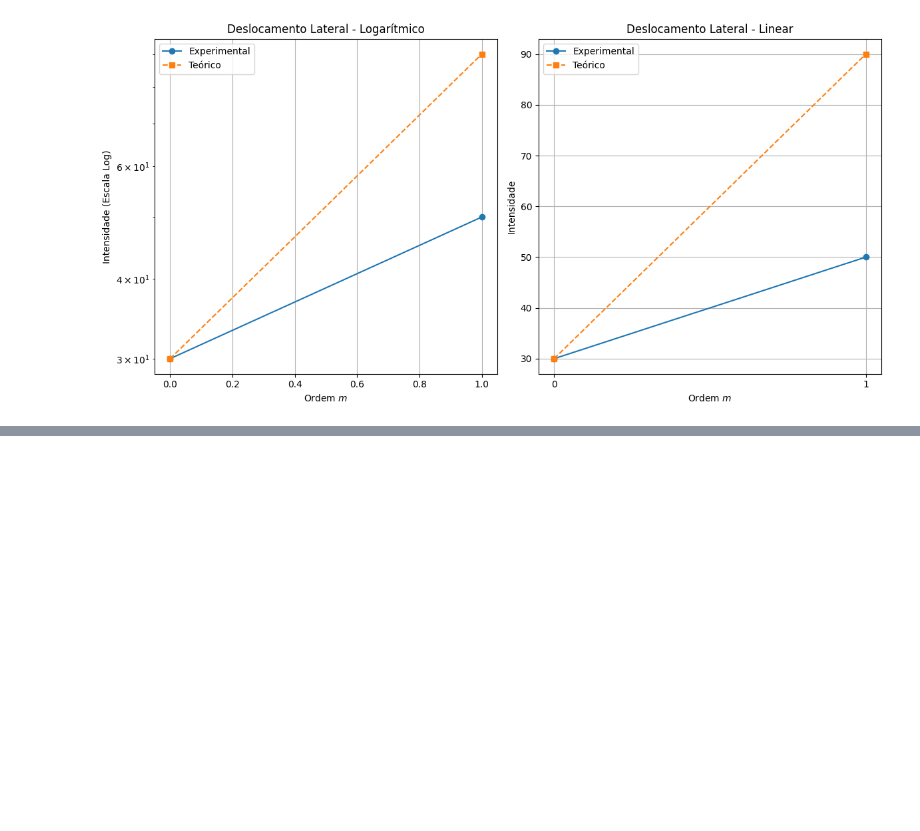
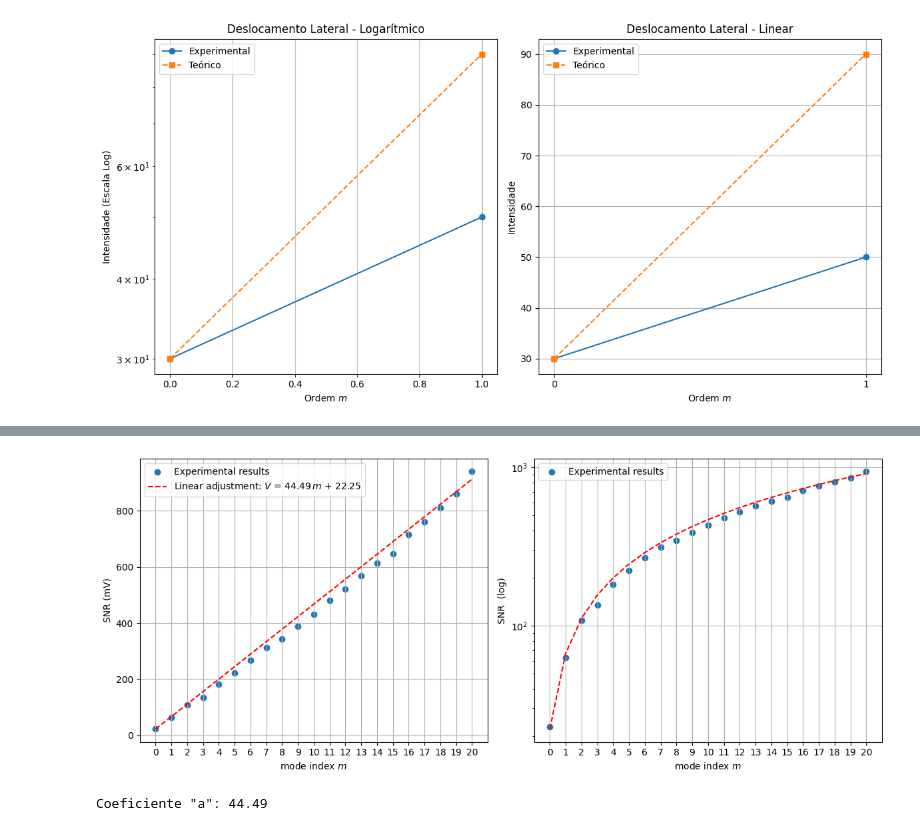
Before and after one commit to andressjr/Metrologia---PY, a Jupyter notebook: main.ipynb, the cells around one changed output, grey strips where cells are left out. Drawn from its saved outputs; the diff is of its cells as text; code cells hidden in the pictures; blank space fills up the shorter version.

```diff
--- a/main.ipynb
+++ b/main.ipynb
@@ -88,0 +120,47 @@ plotar_grafico(I_exp)
+# %%
+import numpy as np
+import matplotlib.pyplot as plt
+
+# Dados experimentais
+I_3500 = [22.88, 63, 108, 135, 182, 223, 268, 312, 344, 388, 431, 481, 522, 568, 613]
+I_2000 = [370, 409, 435, 463, 491, 537]
+
+# Combinação dos dados de I_3500 e I_2000
+I_exp = [I_3500[i] if i < len(I_3500) else I_2000[i - len(I_3500)] * 3500 / 2000 for i in range(len(I_3500) + len(I_2000))]
+
+# Realize o ajuste linear com apenas um parâmetro livre 'a'
+a = np.polyfit(range(len(I_exp)), I_exp, 1)[0]
+
+# Calcular os valores previstos para a reta ajustada
+y_pred = a * np.arange(len(I_exp)) + (a / 2)
+
+# Plotar os dados experimentais e a reta ajustada
+plt.figure(figsize=(12, 5))
+plt.subplot(1, 2, 2)
+plt.scatter(range(len(I_exp)), I_exp, label='Experimental results')
+plt.plot(range(len(I_exp)), y_pred, color='red', linestyle='--')
+plt.xlabel('mode index $m$')
+plt.ylabel('SNR  (log)')
+plt.yscale('log')
+plt.legend()
+plt.xticks(range(21))
+plt.grid(True)
+
+# Plotar os dados experimentais e a reta ajustada sem escala log
+plt.subplot(1, 2, 1)
+plt.scatter(range(len(I_exp)), I_exp, label='Experimental results')
+plt.plot(range(len(I_exp)), y_pred, color='red', linestyle='--', label=f'Linear adjustment: $V$ = {a:.2f}$\,m$ + {a/2:.2f}')
+plt.xlabel('mode index $m$')
+plt.ylabel('SNR (mV)')
+plt.legend()
+plt.xticks(range(21))
+plt.grid(True)
+
+plt.tight_layout()
+plt.show()
+
+# Coeficiente 'a' calculado
+print(f'Coeficiente "a": {a:.2f}')
+# %% [output]
+[figure, added]
+Coeficiente "a": 44.49
```
Also changed, not shown: parts of 3 cells of this notebook.
